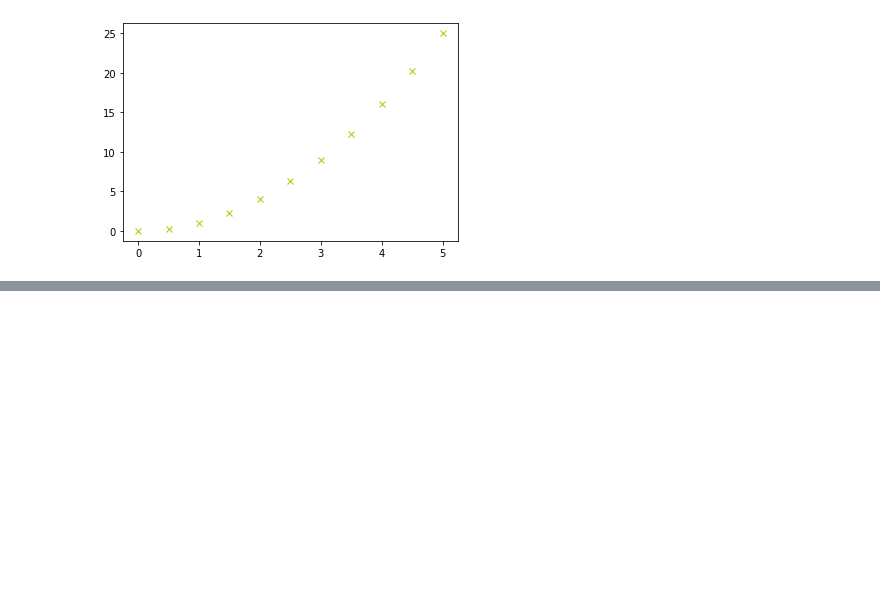
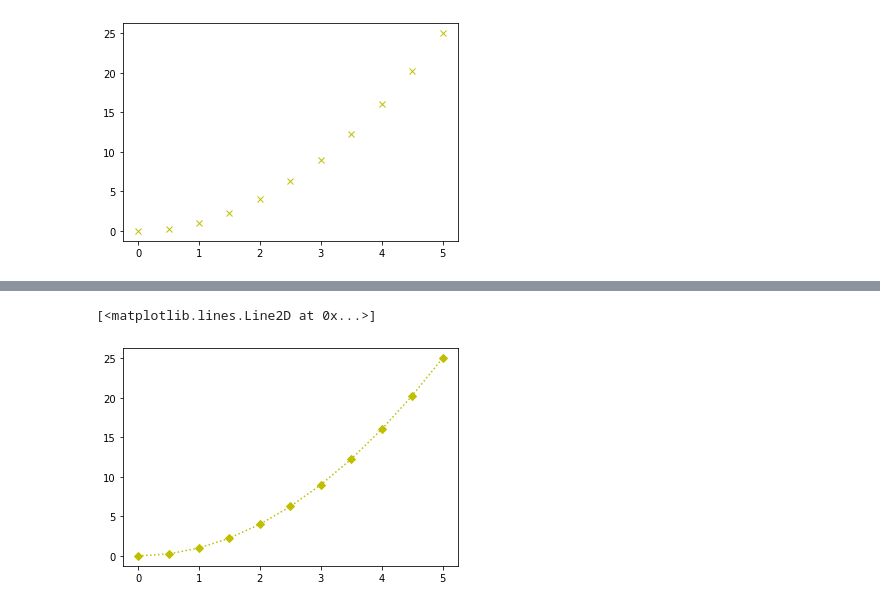
Before and after one commit to Harby97/Matplotlib_Seaborn, a Jupyter notebook: Pyplot.ipynb, the cells around one changed output, grey strips where cells are left out. Drawn from its saved outputs; the diff is of its cells as text; code cells hidden in the pictures; blank space fills up the shorter version.

```diff
--- a/Pyplot.ipynb
+++ b/Pyplot.ipynb
@@ -30,0 +39,5 @@ plt.plot(x,y,'yx')
+# %%
+plt.plot(x,y,'yD:')
+# %% [output]
+[<matplotlib.lines.Line2D at 0x...>]
+[figure, added]
```
Also changed, not shown: parts of 6 cells of this notebook, 1 other file.
